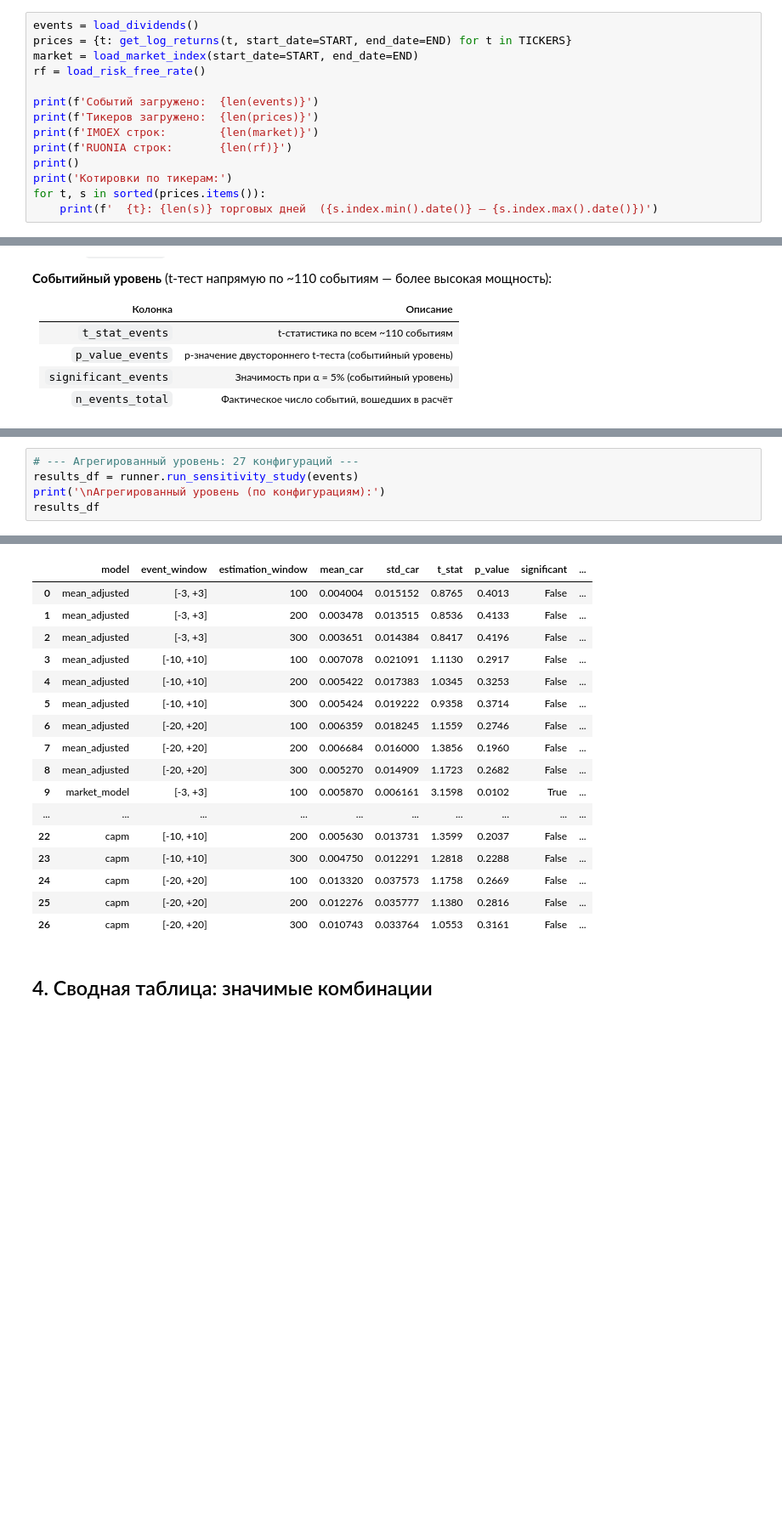
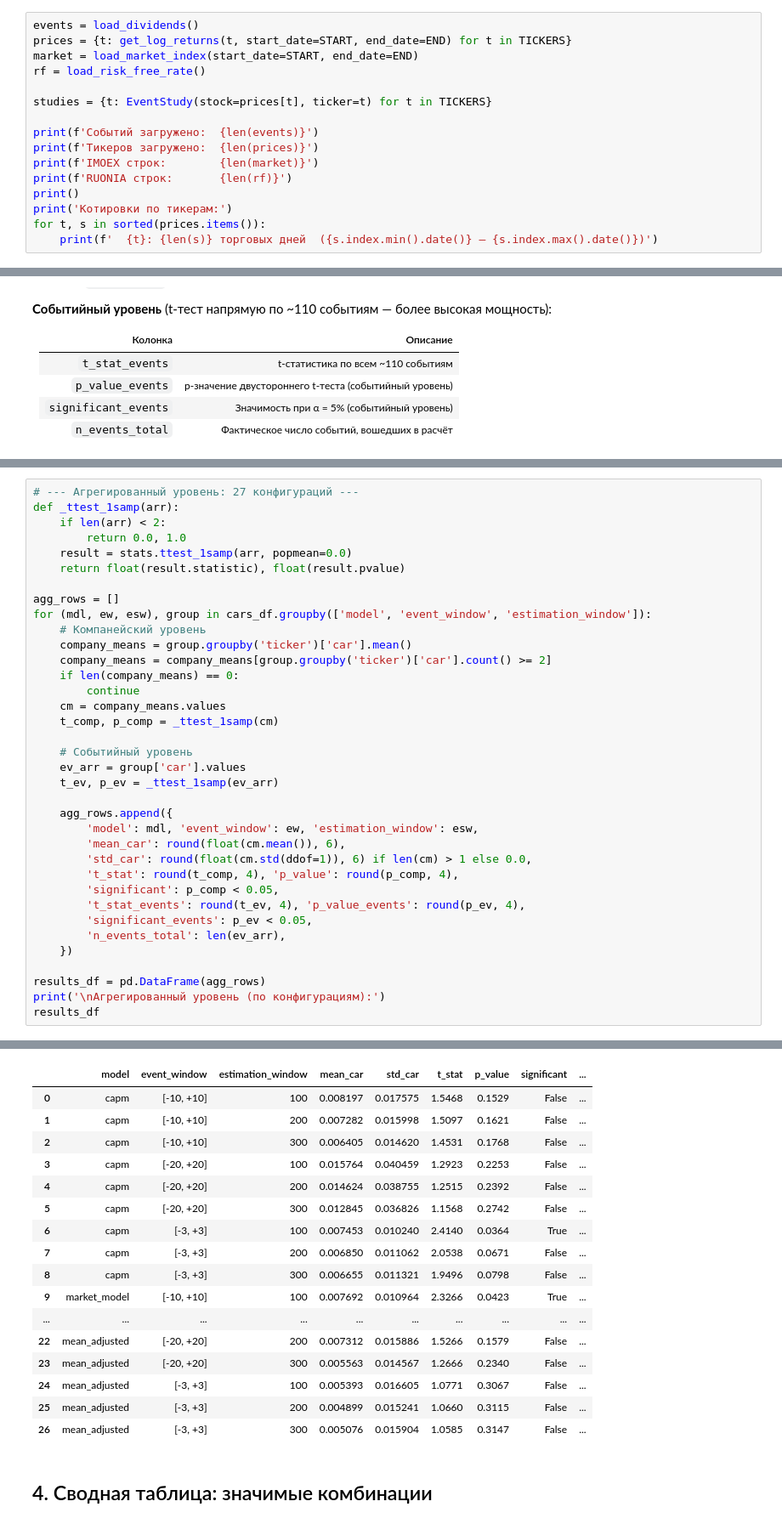
Before and after one commit to ruslooob/data-core, a Jupyter notebook: notebooks/21_nirs.ipynb, the cells around one changed output, grey strips where cells are left out. Shown at 85% size. Saved outputs shown, nothing was run; the diff lists cells and outputs as text; blank space fills up the shorter version.

```diff
--- a/notebooks/21_nirs.ipynb
+++ b/notebooks/21_nirs.ipynb
@@ -32,6 +33,8 @@ events = load_dividends()
 prices = {t: get_log_returns(t, start_date=START, end_date=END) for t in TICKERS}
 market = load_market_index(start_date=START, end_date=END)
 rf = load_risk_free_rate()
+
+studies = {t: EventStudy(stock=prices[t], ticker=t) for t in TICKERS}
 
 print(f'Событий загружено:  {len(events)}')
 print(f'Тикеров загружено:  {len(prices)}')
@@ -279,28 +298,59 @@ capm | окно [-20, +20] | оценочное 300 дней. Значимо=0
 ... (42 outputs left out)
 # %%
 # --- Агрегированный уровень: 27 конфигураций ---
-results_df = runner.run_sensitivity_study(events)
+def _ttest_1samp(arr):
+    if len(arr) < 2:
+        return 0.0, 1.0
+    result = stats.ttest_1samp(arr, popmean=0.0)
+    return float(result.statistic), float(result.pvalue)
+
+agg_rows = []
+for (mdl, ew, esw), group in cars_df.groupby(['model', 'event_window', 'estimation_window']):
+    # Компанейский уровень
+    company_means = group.groupby('ticker')['car'].mean()
+    company_means = company_means[group.groupby('ticker')['car'].count() >= 2]
+    if len(company_means) == 0:
+        continue
+    cm = company_means.values
+    t_comp, p_comp = _ttest_1samp(cm)
+
+    # Событийный уровень
+    ev_arr = group['car'].values
+    t_ev, p_ev = _ttest_1samp(ev_arr)
+
+    agg_rows.append({
+        'model': mdl, 'event_window': ew, 'estimation_window': esw,
+        'mean_car': round(float(cm.mean()), 6),
+        'std_car': round(float(cm.std(ddof=1)), 6) if len(cm) > 1 else 0.0,
+        't_stat': round(t_comp, 4), 'p_value': round(p_comp, 4),
+        'significant': p_comp < 0.05,
+        't_stat_events': round(t_ev, 4), 'p_value_events': round(p_ev, 4),
+        'significant_events': p_ev < 0.05,
+        'n_events_total': len(ev_arr),
+    })
+
+results_df = pd.DataFrame(agg_rows)
 print('\nАгрегированный уровень (по конфигурациям):')
 results_df
 # %% [output]
 Агрегированный уровень (по конфигурациям):
 |  | model | event_window | estimation_window | mean_car | std_car | t_stat | p_value | significant | ... |
-| 0 | mean_adjusted | [-3, +3] | 100 | 0.004004 | 0.015152 | 0.8765 | 0.4013 | False | ... |
-| 1 | mean_adjusted | [-3, +3] | 200 | 0.003478 | 0.013515 | 0.8536 | 0.4133 | False | ... |
-| 2 | mean_adjusted | [-3, +3] | 300 | 0.003651 | 0.014384 | 0.8417 | 0.4196 | False | ... |
-| 3 | mean_adjusted | [-10, +10] | 100 | 0.007078 | 0.021091 | 1.1130 | 0.2917 | False | ... |
-| 4 | mean_adjusted | [-10, +10] | 200 | 0.005422 | 0.017383 | 1.0345 | 0.3253 | False | ... |
-| 5 | mean_adjusted | [-10, +10] | 300 | 0.005424 | 0.019222 | 0.9358 | 0.3714 | False | ... |
-| 6 | mean_adjusted | [-20, +20] | 100 | 0.006359 | 0.018245 | 1.1559 | 0.2746 | False | ... |
-| 7 | mean_adjusted | [-20, +20] | 200 | 0.006684 | 0.016000 | 1.3856 | 0.1960 | False | ... |
-| 8 | mean_adjusted | [-20, +20] | 300 | 0.005270 | 0.014909 | 1.1723 | 0.2682 | False | ... |
-| 9 | market_model | [-3, +3] | 100 | 0.005870 | 0.006161 | 3.1598 | 0.0102 | True | ... |
+| 0 | capm | [-10, +10] | 100 | 0.008197 | 0.017575 | 1.5468 | 0.1529 | False | ... |
+| 1 | capm | [-10, +10] | 200 | 0.007282 | 0.015998 | 1.5097 | 0.1621 | False | ... |
+| 2 | capm | [-10, +10] | 300 | 0.006405 | 0.014620 | 1.4531 | 0.1768 | False | ... |
+| 3 | capm | [-20, +20] | 100 | 0.015764 | 0.040459 | 1.2923 | 0.2253 | False | ... |
+| 4 | capm | [-20, +20] | 200 | 0.014624 | 0.038755 | 1.2515 | 0.2392 | False | ... |
+| 5 | capm | [-20, +20] | 300 | 0.012845 | 0.036826 | 1.1568 | 0.2742 | False | ... |
+| 6 | capm | [-3, +3] | 100 | 0.007453 | 0.010240 | 2.4140 | 0.0364 | True | ... |
+| 7 | capm | [-3, +3] | 200 | 0.006850 | 0.011062 | 2.0538 | 0.0671 | False | ... |
+| 8 | capm | [-3, +3] | 300 | 0.006655 | 0.011321 | 1.9496 | 0.0798 | False | ... |
+| 9 | market_model | [-10, +10] | 100 | 0.007692 | 0.010964 | 2.3266 | 0.0423 | True | ... |
 | ... | ... | ... | ... | ... | ... | ... | ... | ... | ... |
-| 22 | capm | [-10, +10] | 200 | 0.005630 | 0.013731 | 1.3599 | 0.2037 | False | ... |
-| 23 | capm | [-10, +10] | 300 | 0.004750 | 0.012291 | 1.2818 | 0.2288 | False | ... |
-| 24 | capm | [-20, +20] | 100 | 0.013320 | 0.037573 | 1.1758 | 0.2669 | False | ... |
-| 25 | capm | [-20, +20] | 200 | 0.012276 | 0.035777 | 1.1380 | 0.2816 | False | ... |
-| 26 | capm | [-20, +20] | 300 | 0.010743 | 0.033764 | 1.0553 | 0.3161 | False | ... |
+| 22 | mean_adjusted | [-20, +20] | 200 | 0.007312 | 0.015886 | 1.5266 | 0.1579 | False | ... |
+| 23 | mean_adjusted | [-20, +20] | 300 | 0.005563 | 0.014567 | 1.2666 | 0.2340 | False | ... |
+| 24 | mean_adjusted | [-3, +3] | 100 | 0.005393 | 0.016605 | 1.0771 | 0.3067 | False | ... |
+| 25 | mean_adjusted | [-3, +3] | 200 | 0.004899 | 0.015241 | 1.0660 | 0.3115 | False | ... |
+| 26 | mean_adjusted | [-3, +3] | 300 | 0.005076 | 0.015904 | 1.0585 | 0.3147 | False | ... |
 # %% [markdown]
 ## 4. Сводная таблица: значимые комбинации
 # %%
```
Also changed, not shown: parts of 11 cells of this notebook, 6 other files.
